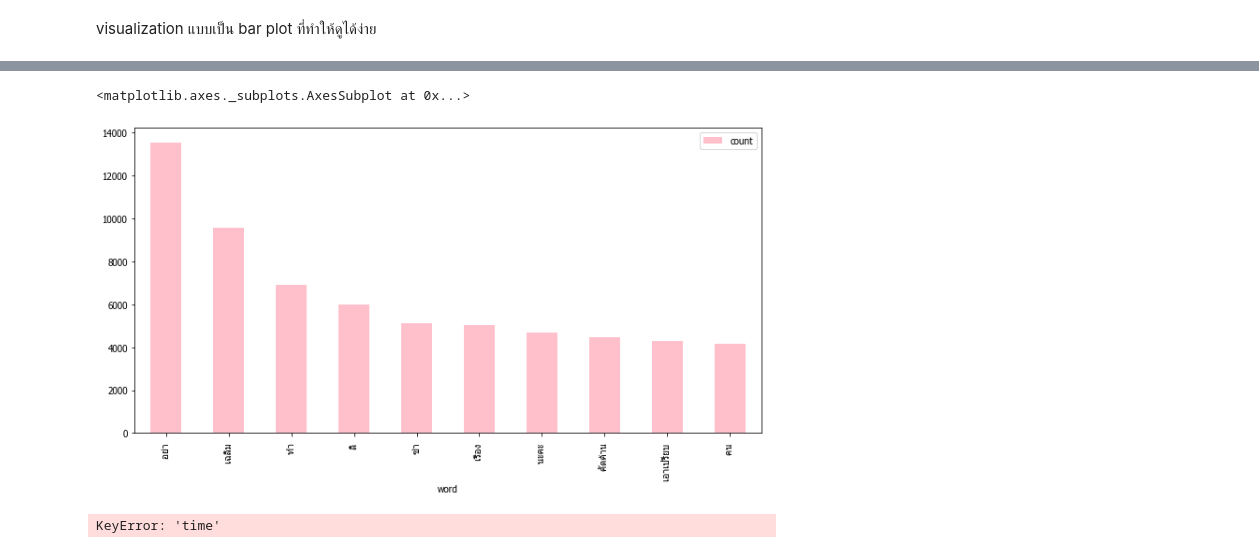
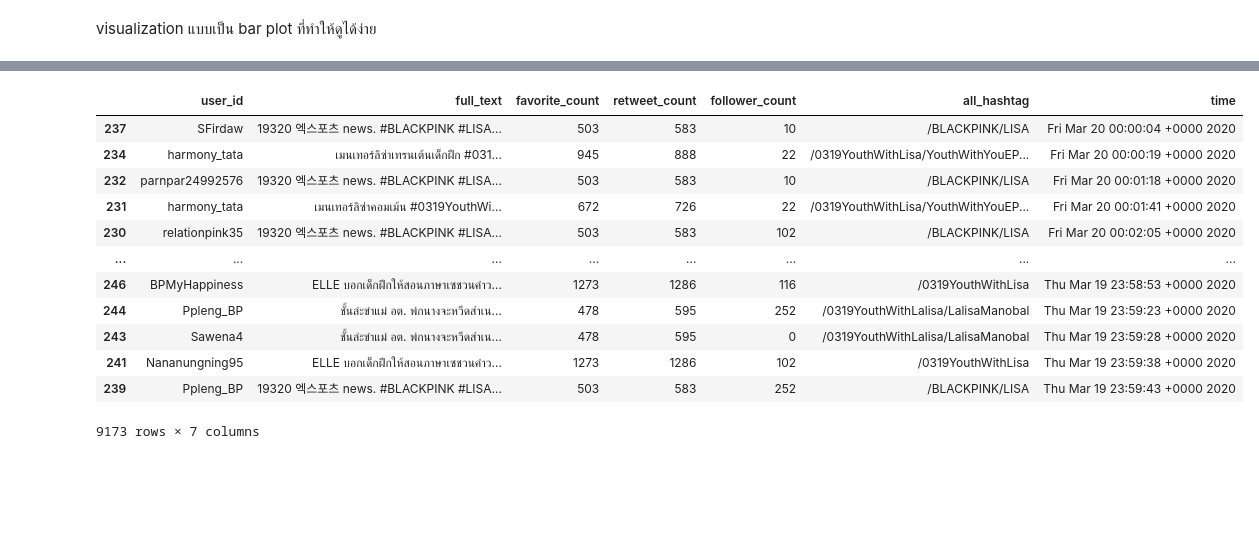
Before and after one commit to rewji43/Scripting_TwitterhashtagData_fromApi_andAnalysis, a Jupyter notebook: Analysis_tweetV2.ipynb, the cells around one changed output, grey strips where cells are left out. Cells and saved outputs as stored; diff of their text form; code cells hidden in the pictures; blank space fills up the shorter version.

```diff
--- a/Analysis_tweetV2.ipynb
+++ b/Analysis_tweetV2.ipynb
@@ -252,5 +249,0 @@ hash_tag_cnt_df.sort_values(by=['count'], ascending=False).set_index('word').hea
-# %%
-keyword_df2.sort_values(by=['count'], ascending=False).set_index('word').head(10).plot(kind="bar",figsize=(12, 6) , color = 'pink')
-# %% [output]
-<matplotlib.axes._subplots.AxesSubplot at 0x...>
-[figure, removed]
@@ -259,4 +250,16 @@ plt.rcParams['font.family'] = 'Tahoma'
 # %%
-keyword_df2.sort_values(by=['time'])
+df.sort_values(by=['time'])
 # %% [output]
+|  | user_id | full_text | favorite_count | retweet_count | follower_count | all_hashtag | time |
+| 237 | SFirdaw | 19320 엑스포츠 news. #BLACKPINK #LISA... | 503 | 583 | 10 | /BLACKPINK/LISA | Fri Mar 20 00:00:04 +0000 2020 |
+| 234 | harmony_tata | เมนเทอร์ลิซ่าเทรนเต้นเด็กฝึก #031... | 945 | 888 | 22 | /0319YouthWithLisa/YouthWithYouEP... | Fri Mar 20 00:00:19 +0000 2020 |
+| 232 | parnpar24992576 | 19320 엑스포츠 news. #BLACKPINK #LISA... | 503 | 583 | 10 | /BLACKPINK/LISA | Fri Mar 20 00:01:18 +0000 2020 |
+| 231 | harmony_tata | เมนเทอร์ลิซ่าคอมเม้น #0319YouthWi... | 672 | 726 | 22 | /0319YouthWithLisa/YouthWithYouEP... | Fri Mar 20 00:01:41 +0000 2020 |
+| 230 | relationpink35 | 19320 엑스포츠 news. #BLACKPINK #LISA... | 503 | 583 | 102 | /BLACKPINK/LISA | Fri Mar 20 00:02:05 +0000 2020 |
+| ... | ... | ... | ... | ... | ... | ... | ... |
+| 246 | BPMyHappiness | ELLE บอกเด็กฝึกให้สอนภาษาเซชวนคำว... | 1273 | 1286 | 116 | /0319YouthWithLisa | Thu Mar 19 23:58:53 +0000 2020 |
+| 244 | Ppleng_BP | ชั้นล่ะขำแม่ อต. พ่กนางจะหวีดสำเน... | 478 | 595 | 252 | /0319YouthWithLalisa/LalisaManobal | Thu Mar 19 23:59:23 +0000 2020 |
+| 243 | Sawena4 | ชั้นล่ะขำแม่ อต. พ่กนางจะหวีดสำเน... | 478 | 595 | 0 | /0319YouthWithLalisa/LalisaManobal | Thu Mar 19 23:59:28 +0000 2020 |
+| 241 | Nananungning95 | ELLE บอกเด็กฝึกให้สอนภาษาเซชวนคำว... | 1273 | 1286 | 102 | /0319YouthWithLisa | Thu Mar 19 23:59:38 +0000 2020 |
+| 239 | Ppleng_BP | 19320 엑스포츠 news. #BLACKPINK #LISA... | 503 | 583 | 252 | /BLACKPINK/LISA | Thu Mar 19 23:59:43 +0000 2020 |
-KeyError: 'time'
+9173 rows × 7 columns
```
Also changed, not shown: parts of 12 cells of this notebook.
